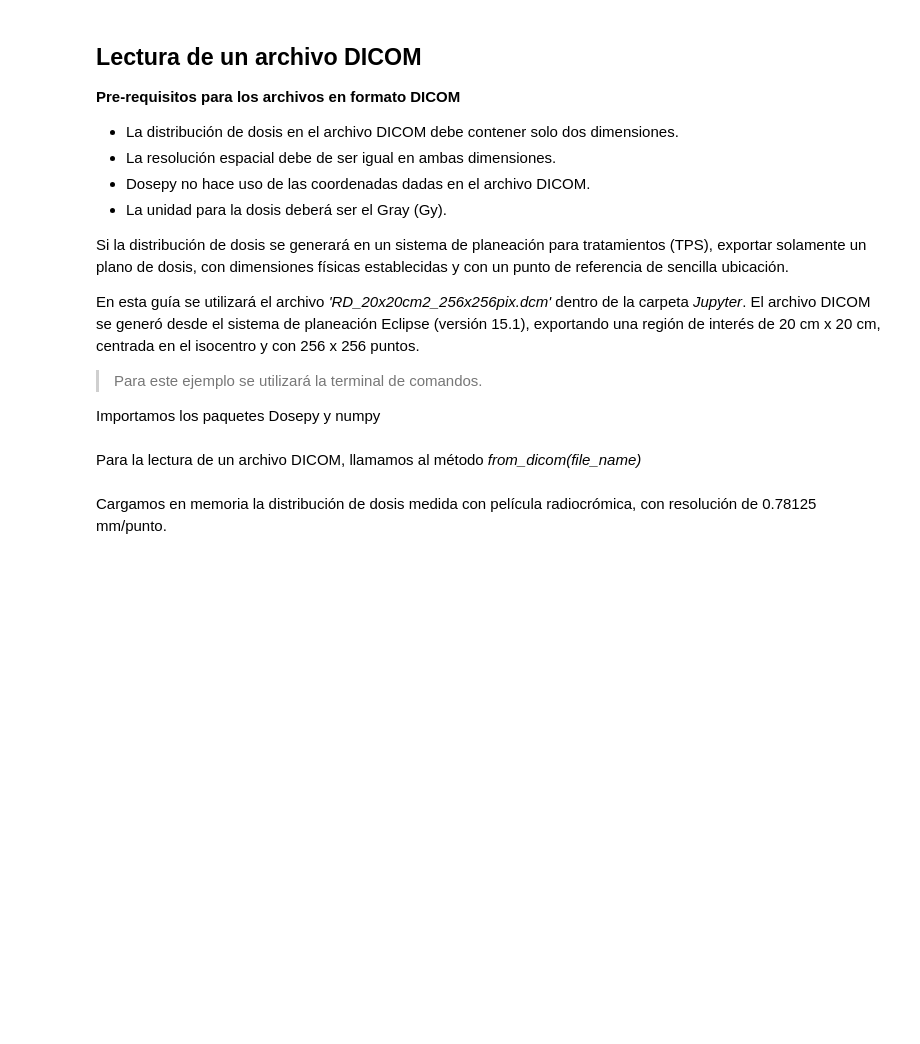
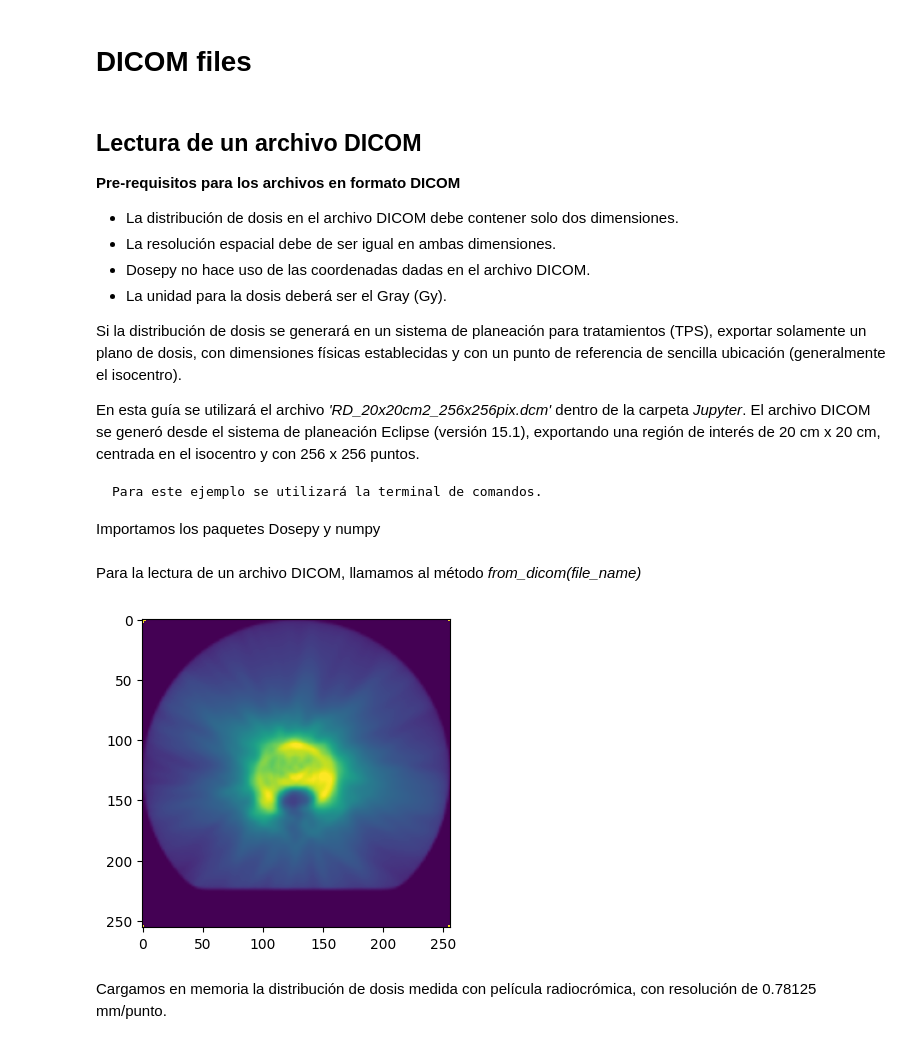
Before and after one commit to LuisOlivaresJ/Dosepy, a Jupyter notebook: docs/Jupyter_Book/JB_DICOM.ipynb, the cells around one changed output. Cells and saved outputs as stored; diff of their text form; code cells hidden in the pictures; blank space fills up the shorter version.

````diff
--- a/docs/Jupyter_Book/JB_DICOM.ipynb
+++ b/docs/Jupyter_Book/JB_DICOM.ipynb
@@ -1,3 +1,5 @@
+# %% [markdown]
+# DICOM files
 # %% [markdown]
 ## Lectura de un archivo DICOM
 
@@ -7,11 +9,13 @@
 * Dosepy no hace uso de las coordenadas dadas en el archivo DICOM.
 * La unidad para la dosis deberá ser el Gray (Gy).
 
-Si la distribución de dosis se generará en un sistema de planeación para tratamientos (TPS), exportar solamente un plano de dosis, con dimensiones físicas establecidas y con un punto de referencia de sencilla ubicación.
+Si la distribución de dosis se generará en un sistema de planeación para tratamientos (TPS), exportar solamente un plano de dosis, con dimensiones físicas establecidas y con un punto de referencia de sencilla ubicación (generalmente el isocentro).
 
 En esta guía se utilizará el archivo *'RD_20x20cm2_256x256pix.dcm'* dentro de la carpeta *Jupyter*. El archivo DICOM se generó desde el sistema de planeación Eclipse (versión 15.1), exportando una región de interés de 20 cm x 20 cm, centrada en el isocentro y con 256 x 256 puntos.
 
-> Para este ejemplo se utilizará la terminal de comandos.
+```{note}
+Para este ejemplo se utilizará la terminal de comandos.
+```
 
 Importamos los paquetes Dosepy y numpy
 # %%
@@ -20,15 +24,17 @@ import numpy as np
 # %% [markdown]
 Para la lectura de un archivo DICOM, llamamos al método *from_dicom(file_name)*
 # %%
-D_tps = dp.from_dicom('RD_20x20cm2_256x256pix.dcm')
+D_tps = dp.from_dicom('../Jupyter/RD_20x20cm2_256x256pix.dcm')
 
 #---------------------------------------------
 #   Código para visualizar las distribuciones de dosis
 import matplotlib.pyplot as plt
 fig, axes = plt.subplots(1, 1, figsize=(8, 4))
 axes.imshow(D_tps.array, cmap='viridis', vmin=0, vmax = 1.15 * np.percentile(D_tps.array, 98))
 plt.show()
 #---------------------------------------------
+# %% [output]
+[figure, added]
 # %% [markdown]
 Cargamos en memoria la distribución de dosis medida con película radiocrómica, con resolución de 0.78125 mm/punto.
 # %%
````
Also changed, not shown: parts of 4 cells of this notebook, 13 other files.
